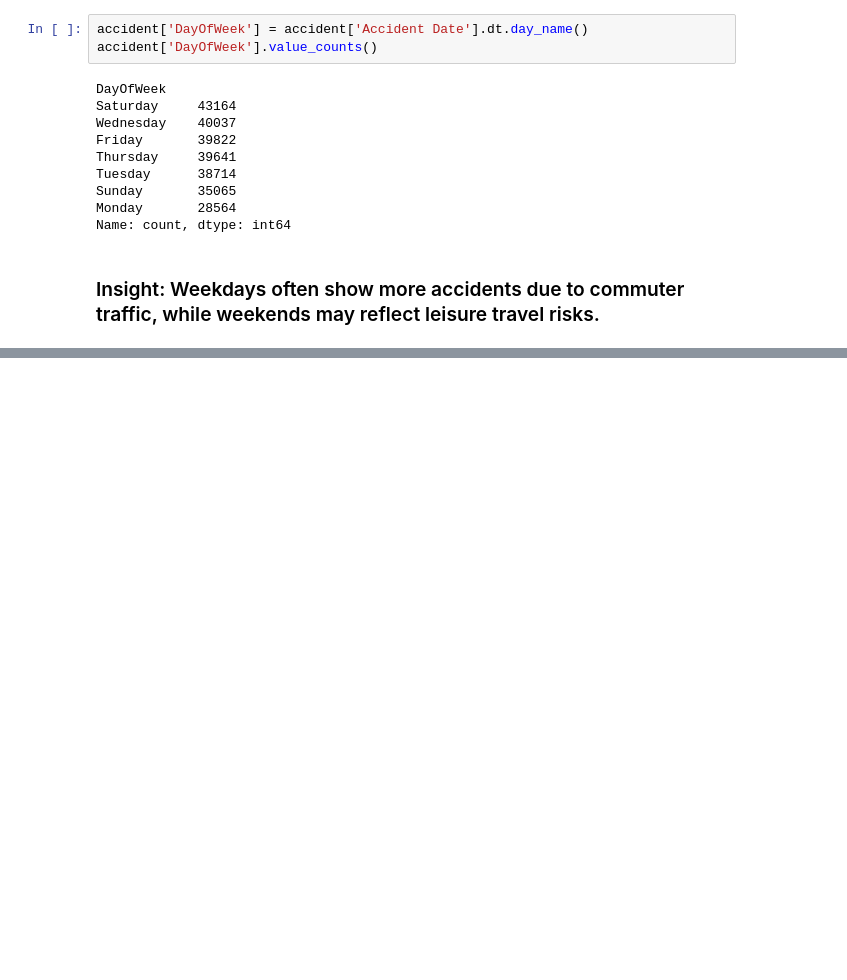
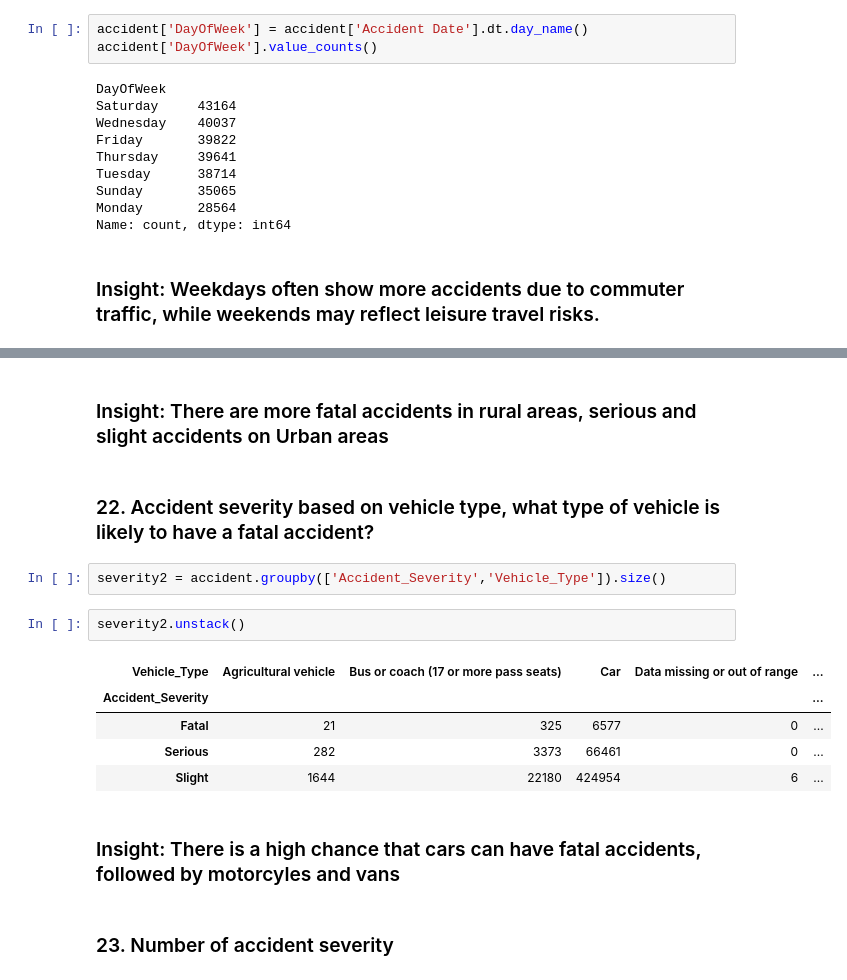
Before and after one commit to edwino022/ELEC, a Jupyter notebook: Activity 2..ipynb, the cells around one changed output, grey strips where cells are left out. Saved outputs shown, nothing was run; the diff lists cells and outputs as text; blank space fills up the shorter version.

```diff
--- a/Activity 2..ipynb
+++ b/Activity 2..ipynb
@@ -655,0 +676,20 @@ Name: count, dtype: int64
+# %% [markdown]
+
+<h3>Insight: There are more fatal accidents in rural areas, serious and slight accidents on Urban areas</h3>
+# %% [markdown]
+<H3>22. Accident severity based on vehicle type, what type of vehicle is likely to have a fatal accident?</H3>
+# %%
+severity2 = accident.groupby(['Accident_Severity','Vehicle_Type']).size()
+# %%
+severity2.unstack()
+# %% [output]
+| Vehicle_Type | Agricultural vehicle | Bus or coach (17 or more pass seats) | Car | Data missing or out of range | ... |
+| Accident_Severity |  |  |  |  | ... |
+| Fatal | 21 | 325 | 6577 | 0 | ... |
+| Serious | 282 | 3373 | 66461 | 0 | ... |
+| Slight | 1644 | 22180 | 424954 | 6 | ... |
+# %% [markdown]
+<h3>Insight: There is a high chance that cars can have fatal accidents, followed by motorcyles and vans</h3>
+# %% [markdown]
+
+<H3>23. Number of accident severity</H3>
```
Also changed, not shown: parts of 12 cells of this notebook.
